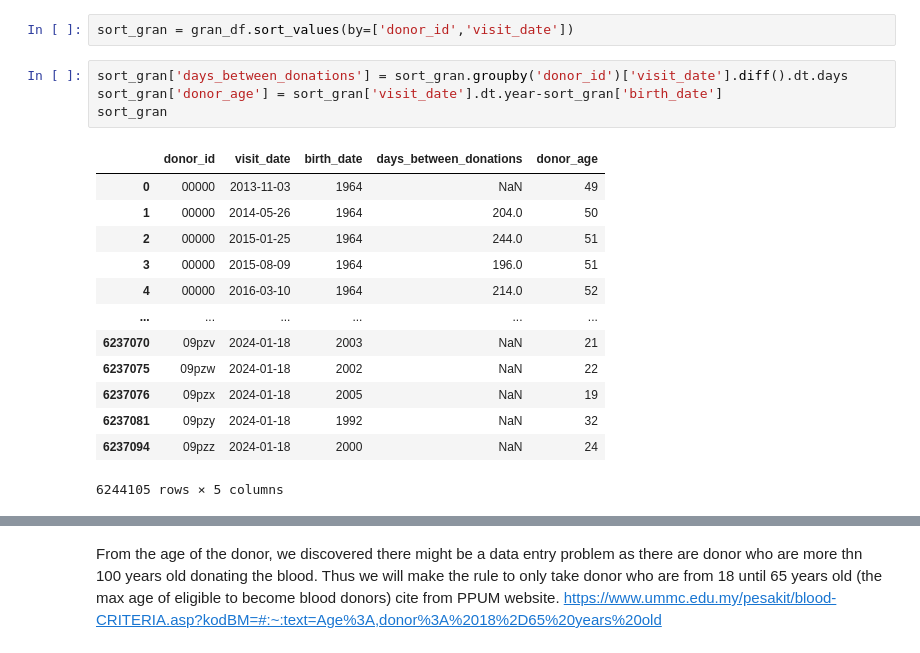
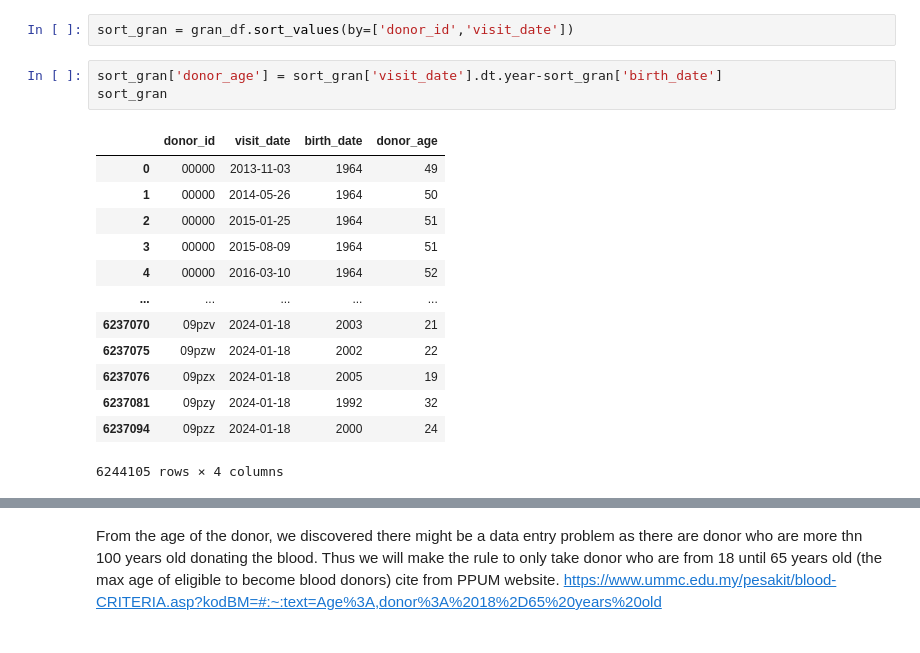
Before and after one commit to adleefuad/blood_donation, a Jupyter notebook: EDA.ipynb, the cells around one changed output, grey strips where cells are left out. Drawn from its saved outputs; the diff is of its cells as text.

```diff
--- a/EDA.ipynb
+++ b/EDA.ipynb
@@ -41,20 +55,19 @@ gran_df['visit_date'] = pd.to_datetime(gran_df['visit_date'])
 # %%
 sort_gran = gran_df.sort_values(by=['donor_id','visit_date'])
 # %%
-sort_gran['days_between_donations'] = sort_gran.groupby('donor_id')['visit_date'].diff().dt.days
 sort_gran['donor_age'] = sort_gran['visit_date'].dt.year-sort_gran['birth_date']
 sort_gran
 # %% [output]
-|  | donor_id | visit_date | birth_date | days_between_donations | donor_age |
-| 0 | 00000 | 2013-11-03 | 1964 | NaN | 49 |
-| 1 | 00000 | 2014-05-26 | 1964 | 204.0 | 50 |
-| 2 | 00000 | 2015-01-25 | 1964 | 244.0 | 51 |
-| 3 | 00000 | 2015-08-09 | 1964 | 196.0 | 51 |
-| 4 | 00000 | 2016-03-10 | 1964 | 214.0 | 52 |
-| ... | ... | ... | ... | ... | ... |
-| 6237070 | 09pzv | 2024-01-18 | 2003 | NaN | 21 |
-| 6237075 | 09pzw | 2024-01-18 | 2002 | NaN | 22 |
-| 6237076 | 09pzx | 2024-01-18 | 2005 | NaN | 19 |
-| 6237081 | 09pzy | 2024-01-18 | 1992 | NaN | 32 |
-| 6237094 | 09pzz | 2024-01-18 | 2000 | NaN | 24 |
+|  | donor_id | visit_date | birth_date | donor_age |
+| 0 | 00000 | 2013-11-03 | 1964 | 49 |
+| 1 | 00000 | 2014-05-26 | 1964 | 50 |
+| 2 | 00000 | 2015-01-25 | 1964 | 51 |
+| 3 | 00000 | 2015-08-09 | 1964 | 51 |
+| 4 | 00000 | 2016-03-10 | 1964 | 52 |
+| ... | ... | ... | ... | ... |
+| 6237070 | 09pzv | 2024-01-18 | 2003 | 21 |
+| 6237075 | 09pzw | 2024-01-18 | 2002 | 22 |
+| 6237076 | 09pzx | 2024-01-18 | 2005 | 19 |
+| 6237081 | 09pzy | 2024-01-18 | 1992 | 32 |
+| 6237094 | 09pzz | 2024-01-18 | 2000 | 24 |
-6244105 rows × 5 columns
+6244105 rows × 4 columns
```
Also changed, not shown: parts of 17 cells of this notebook.
